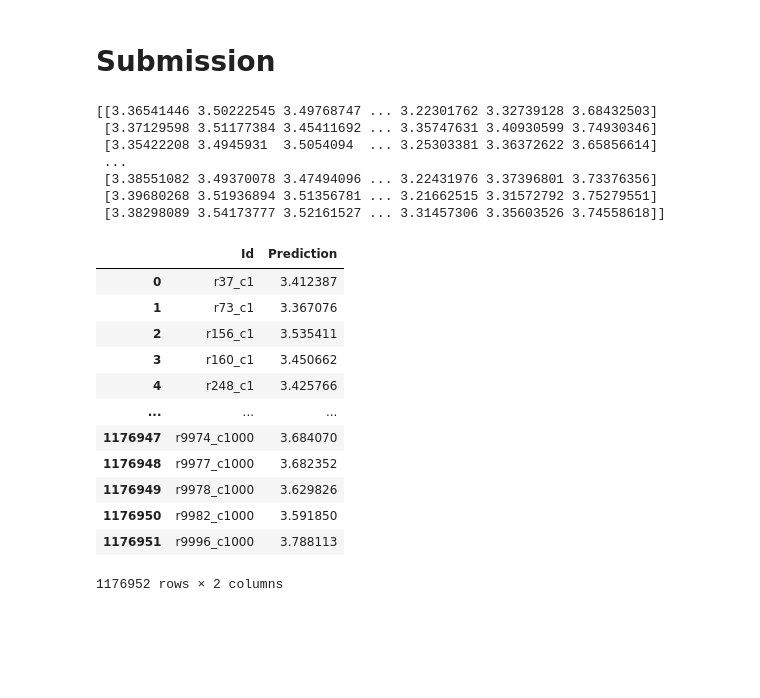
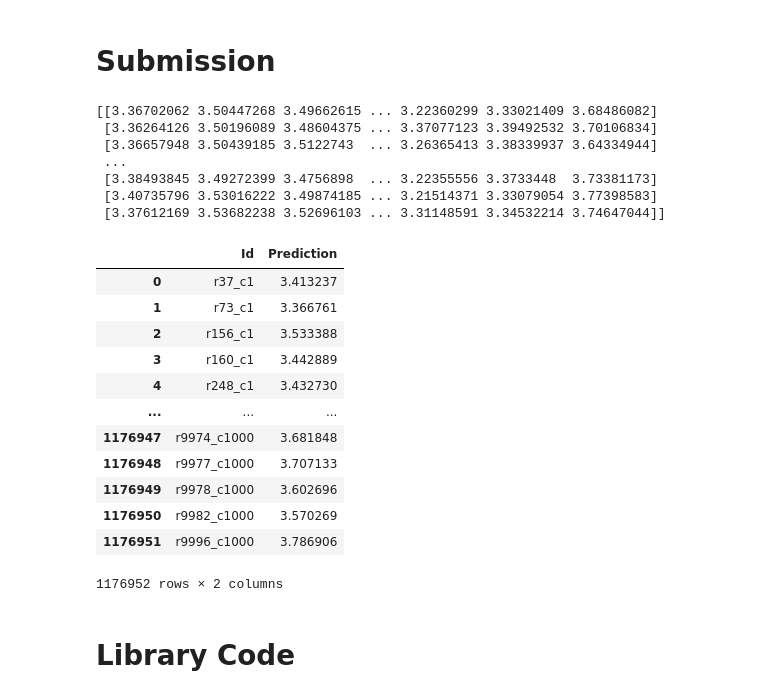
Before and after one commit to B1T0/CILProject22, a Jupyter notebook: notebooks/matrix_factorization.ipynb, the cells around one changed output. Cells and saved outputs as stored; diff of their text form; code cells hidden in the pictures; blank space fills up the shorter version.

```diff
--- a/notebooks/matrix_factorization.ipynb
+++ b/notebooks/matrix_factorization.ipynb
@@ -109,19 +109,19 @@ print(train_T.shape)
 avgs, stds = [], []
 for item in range(n_items):
     mask = np.nonzero(train_T[item])
-    #mask_test = np.nonzero(test_T[item])
+    mask_test = np.nonzero(test_T[item])
     avg = np.mean(train_T[item][mask])
     std = np.std(train_T[item][mask])
     avgs.append(avg)
     stds.append(std)
     train_T[item][mask] = train_T[item][mask] - avg / std
-    #test_T[item][mask_test] = test_T[item][mask_test] - avg / std
+    test_T[item][mask_test] = test_T[item][mask_test] - avg / std
 
 
 train = np.transpose(train_T)
-test = np.transpose(test_T)
+test_norm = np.transpose(test_T)
 print(train.shape)
-print(test[:10][:10])
+print(train[:10][:10])
 # %% [output]
 (1000, 10000)
 (10000, 1000)
@@ -176,7 +182,8 @@ class ExplicitMF:
 
         self.test_rmse_record  = []
         self.train_rmse_record = []
-        for _ in range(self.n_iters):
+        for i in range(self.n_iters):
+            print('iteration: ', i)
             self.user_factors = self._als_step(train, self.user_factors, self.item_factors)
             self.item_factors = self._als_step(train.T, self.item_factors, self.user_factors)
             predictions = self.predict()
@@ -192,10 +199,21 @@ class ExplicitMF:
         when updating the user matrix,
         the item matrix is the fixed vector and vice versa
         """
-        A = fixed_vecs.T.dot(fixed_vecs) + np.eye(self.n_factors) * self.reg
-        b = ratings.dot(fixed_vecs)
-        A_inv = np.linalg.inv(A)
-        solve_vecs = b.dot(A_inv)
+        for i in range(solve_vecs.shape[0]):
+            A = np.zeros((self.n_factors, self.n_factors))
+            b = np.zeros((self.n_factors,))
+            for j in range(fixed_vecs.shape[0]):
+                if ratings[i, j] != 0:
+                    A += np.outer(fixed_vecs[j], fixed_vecs[j])
+                    b += ratings[i][j] * fixed_vecs[j]
+            A += self.reg * np.eye(self.n_factors)
+            solve_vecs[i] = np.linalg.solve(A, b).T
+
+        # A = fixed_vecs.T.dot(fixed_vecs) + np.eye(self.n_factors) * self.reg
+        # b = ratings.dot(fixed_vecs)
+        # A_inv = np.linalg.inv(A)
+        # solve_vecs = b.dot(A_inv)
+
         return solve_vecs
 
     def predict(self):
@@ -210,7 +228,7 @@ class ExplicitMF:
         mse = mean_squared_error(y_true[mask], y_pred[mask])
         return math.sqrt(mse)
 # %%
-model = ExplicitMF(n_iters = 100, n_factors = 30, reg = .1)
-model.fit(train, test)
+model = ExplicitMF(n_iters = 20, n_factors = 30, reg = 5.0)
+model.fit(train, test_norm)
 print(model.train_rmse_record)
 # %% [output]
@@ -221,9 +255,15 @@ pred = model.predict()
 pred_T = np.transpose(pred)
 for item in range(n_items):
     pred_T[item] = pred_T[item] * stds[item] + avgs[item]
+    for i in range(len(pred_T[item])):
+        if pred_T[item][i] < 1:
+            pred_T[item][i] = 1
+        elif pred_T[item][i] > 5:
+            pred_T[item][i] = 5
 
 pred = np.transpose(pred_T)
 
 print(f'RMSE: {model.compute_rmse(test, pred)}')
-print('\n', pred)
+print('\n', pred[:10][:10])
+print('\n', train[:10][:10])
 # %% [output]
@@ -275,49 +323,52 @@ for item in range(n_items):
     std = np.std(ratings_T[item][mask])
     avgs_full.append(avg)
     stds_full.append(std)
     ratings_T[item][mask] = ratings_T[item][mask] - avg / std
 
 ratings = np.transpose(ratings_T)
 
 # train the model
-model = ExplicitMF(n_iters = 100, n_factors = 30, reg = 3.0)
+print('\n', 'Training the model...')
+model = ExplicitMF(n_iters = 200, n_factors = 30, reg = 0.1)
 model.fit(ratings, test)
 
 # predict ratings
 pred = model.predict()
 pred_T = np.transpose(pred)
 for item in range(n_items):
     pred_T[item] = pred_T[item] * stds_full[item] + avgs_full[item]
 pred = np.transpose(pred_T)
 print(pred)
 
 # write to submission-file
 sample_sub = pd.read_csv("/home/dustin/Documents/Study/Master2/CILProject22/data_raw/sampleSubmission.csv")
 prediction = []
 for cell_id in sample_sub.Id:
     row, col = cell_id.split("_")
     prediction.append(pred[int(row[1:])-1, int(col[1:])-1])
 sample_sub.Prediction = prediction
 sample_sub.to_csv("../data/als.csv", index=False)
 sample_sub
 # %% [output]
-[[3.36541446 3.50222545 3.49768747 ... 3.22301762 3.32739128 3.68432503]
- [3.37129598 3.51177384 3.45411692 ... 3.35747631 3.40930599 3.74930346]
- [3.35422208 3.4945931  3.5054094  ... 3.25303381 3.36372622 3.65856614]
+[[3.36702062 3.50447268 3.49662615 ... 3.22360299 3.33021409 3.68486082]
+ [3.36264126 3.50196089 3.48604375 ... 3.37077123 3.39492532 3.70106834]
+ [3.36657948 3.50439185 3.5122743  ... 3.26365413 3.38339937 3.64334944]
  ...
- [3.38551082 3.49370078 3.47494096 ... 3.22431976 3.37396801 3.73376356]
- [3.39680268 3.51936894 3.51356781 ... 3.21662515 3.31572792 3.75279551]
- [3.38298089 3.54173777 3.52161527 ... 3.31457306 3.35603526 3.74558618]]
+ [3.38493845 3.49272399 3.4756898  ... 3.22355556 3.3733448  3.73381173]
+ [3.40735796 3.53016222 3.49874185 ... 3.21514371 3.33079054 3.77398583]
+ [3.37612169 3.53682238 3.52696103 ... 3.31148591 3.34532214 3.74647044]]
 |  | Id | Prediction |
-| 0 | r37_c1 | 3.412387 |
-| 1 | r73_c1 | 3.367076 |
-| 2 | r156_c1 | 3.535411 |
-| 3 | r160_c1 | 3.450662 |
-| 4 | r248_c1 | 3.425766 |
+| 0 | r37_c1 | 3.413237 |
+| 1 | r73_c1 | 3.366761 |
+| 2 | r156_c1 | 3.533388 |
+| 3 | r160_c1 | 3.442889 |
+| 4 | r248_c1 | 3.432730 |
 | ... | ... | ... |
-| 1176947 | r9974_c1000 | 3.684070 |
-| 1176948 | r9977_c1000 | 3.682352 |
-| 1176949 | r9978_c1000 | 3.629826 |
-| 1176950 | r9982_c1000 | 3.591850 |
-| 1176951 | r9996_c1000 | 3.788113 |
+| 1176947 | r9974_c1000 | 3.681848 |
+| 1176948 | r9977_c1000 | 3.707133 |
+| 1176949 | r9978_c1000 | 3.602696 |
+| 1176950 | r9982_c1000 | 3.570269 |
+| 1176951 | r9996_c1000 | 3.786906 |
 1176952 rows × 2 columns
+# %% [markdown]
+# Library Code
```
Also changed, not shown: parts of 13 cells of this notebook.
